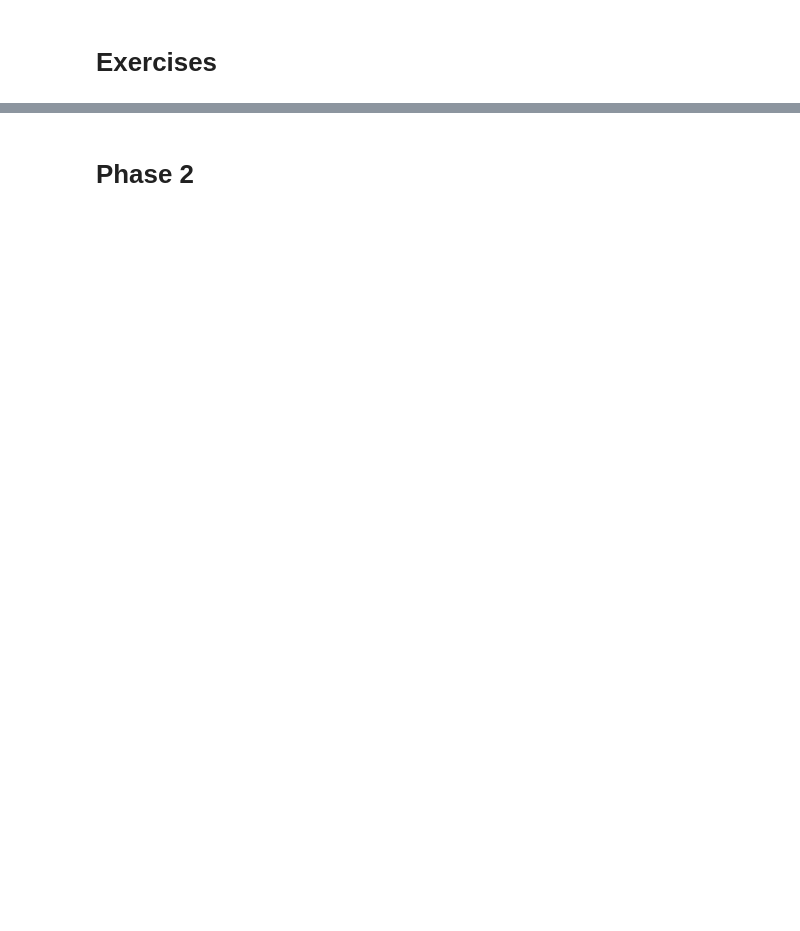
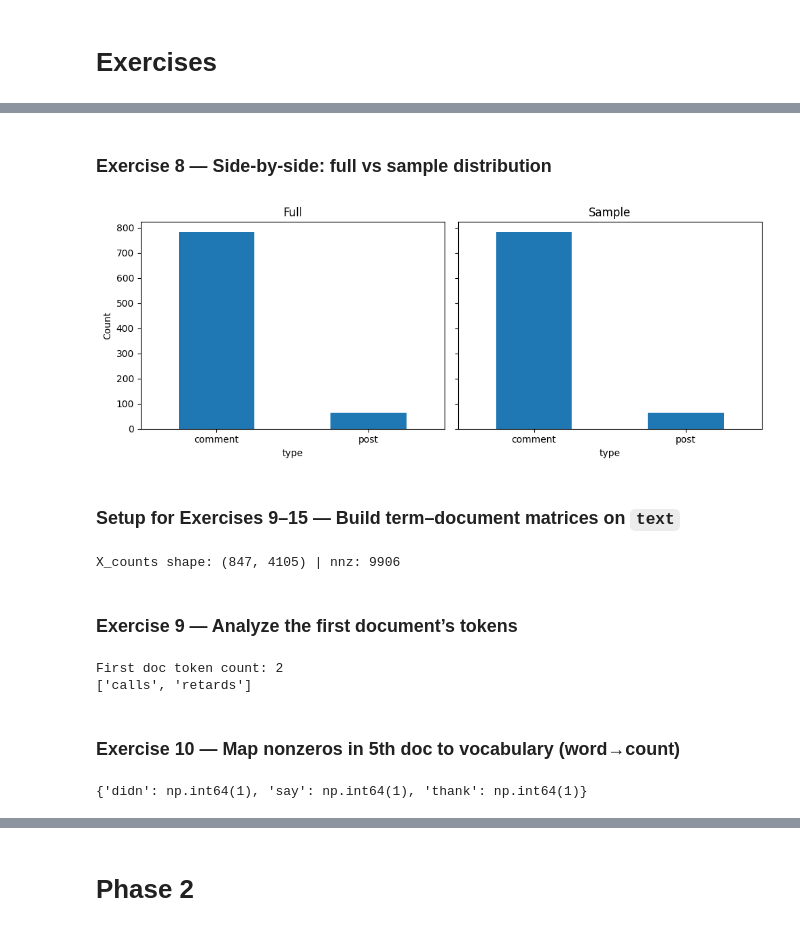
Before and after one commit to yuyanglin114/DM2025-Lab1-Exercise, a Jupyter notebook: DM2025-Lab1-Homework.ipynb, the cells around one changed output, grey strips where cells are left out. Saved outputs shown, nothing was run; the diff lists cells and outputs as text; code cells hidden in the pictures; blank space fills up the shorter version.

```diff
--- a/DM2025-Lab1-Homework.ipynb
+++ b/DM2025-Lab1-Homework.ipynb
@@ -155,0 +261,44 @@ data[data["type"]=="post"][::10][0:5]
+# %% [markdown]
+### Exercise 8 — Side-by-side: full vs sample distribution
+# %%
+
+sample = data.sample(min(1000, len(data)), random_state=0) if len(data)>0 else data
+vc_full = data.get('type', pd.Series(dtype=object)).value_counts()
+vc_samp = sample.get('type', pd.Series(dtype=object)).value_counts()
+fig, axes = plt.subplots(1,2, figsize=(10,4), sharey=True)
+vc_full.plot(kind='bar', ax=axes[0], rot=0, title='Full'); axes[0].set_ylabel('Count')
+vc_samp.plot(kind='bar', ax=axes[1], rot=0, title='Sample')
+plt.tight_layout(); plt.show()
+# %% [output]
+[figure, added]
+# %% [markdown]
+### Setup for Exercises 9–15 — Build term–document matrices on `text`
+# %%
+
+texts = data['text'].astype(str).tolist()
+count_vect = CountVectorizer(stop_words='english', max_features=5000)
+X_counts = count_vect.fit_transform(texts)
+feature_names = count_vect.get_feature_names_out()
+print('X_counts shape:', X_counts.shape, '| nnz:', X_counts.nnz)
+# %% [output]
+X_counts shape: (847, 4105) | nnz: 9906
+# %% [markdown]
+### Exercise 9 — Analyze the first document’s tokens
+# %%
+
+analyze = count_vect.build_analyzer()
+tokens0 = analyze(texts[0]) if len(texts)>0 else []
+print('First doc token count:', len(tokens0))
+print(tokens0[:50])
+# %% [output]
+First doc token count: 2
+['calls', 'retards']
+# %% [markdown]
+### Exercise 10 — Map nonzeros in 5th doc to vocabulary (word→count)
+# %%
+
+row = X_counts[4] if X_counts.shape[0] >= 5 else X_counts[0]
+word_counts = dict(zip(feature_names[row.indices], row.data))
+word_counts
+# %% [output]
+{'didn': np.int64(1), 'say': np.int64(1), 'thank': np.int64(1)}
```
Also changed, not shown: parts of 29 cells of this notebook.
